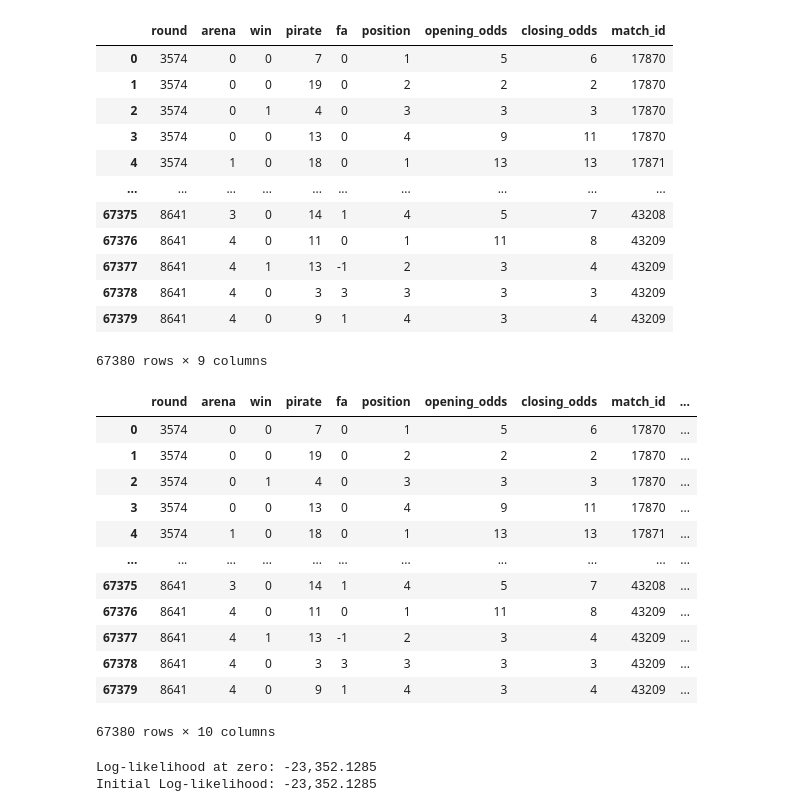
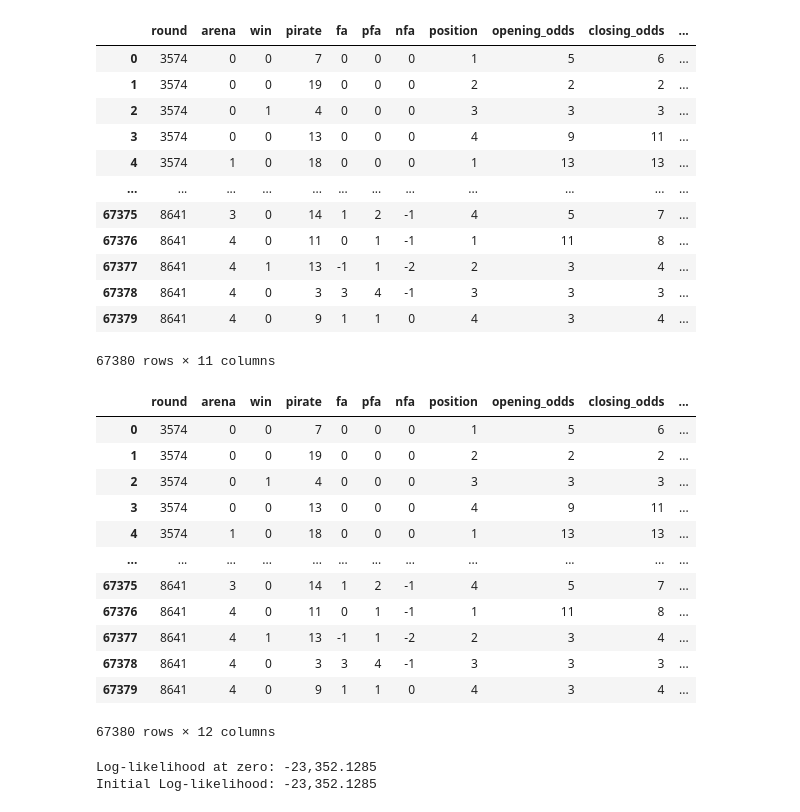
Before and after one commit to arsdragonfly/neofoodclub, a Jupyter notebook: model.ipynb, the cells around one changed output. Saved outputs shown, nothing was run; the diff lists cells and outputs as text; code cells hidden in the pictures.

```diff
--- a/model.ipynb
+++ b/model.ipynb
@@ -42,10 +43,14 @@ def convert_df(df_orig):
     df = df_orig.copy()
     df['pirates'] = df[['pirate1', 'pirate2', 'pirate3', 'pirate4']].values.tolist()
     df['fas'] = df[['fa1', 'fa2', 'fa3', 'fa4']].values.tolist()
+    df['pfas'] = df[['pfa1', 'pfa2', 'pfa3', 'pfa4']].values.tolist()
+    df['nfas'] = df[['nfa1', 'nfa2', 'nfa3', 'nfa4']].values.tolist()
     df['opening_odds'] = df[['opening_odds1', 'opening_odds2', 'opening_odds3', 'opening_odds4']].values.tolist()
     df['closing_odds'] = df[['closing_odds1', 'closing_odds2', 'closing_odds3', 'closing_odds4']].values.tolist()
     df = df.drop(['pirate1', 'pirate2', 'pirate3', 'pirate4'], axis=1)
     df = df.drop(['fa1', 'fa2', 'fa3', 'fa4'], axis=1)
+    df = df.drop(['pfa1', 'pfa2', 'pfa3', 'pfa4'], axis=1)
+    df = df.drop(['nfa1', 'nfa2', 'nfa3', 'nfa4'], axis=1)
     df = df.drop(['opening_odds1', 'opening_odds2', 'opening_odds3', 'opening_odds4'], axis=1)
     df = df.drop(['closing_odds1', 'closing_odds2', 'closing_odds3', 'closing_odds4'], axis=1)
     df['match_id'] = df['round'] * 5 + df['arena']
@@ -70,7 +75,7 @@ df
 # explode each row of df into four rows, so that the resulting df
 # contains columns of round, arena, win (0 or 1), pirate, fa, opening_odds, closing_odds, match_id
 def convert_to_long_format_with_win(df):
-    long_format_columns = ['round', 'arena', 'win', 'pirate', 'fa', 'position', 'opening_odds', 'closing_odds', 'match_id']
+    long_format_columns = ['round', 'arena', 'win', 'pirate', 'fa', 'pfa', 'nfa', 'position', 'opening_odds', 'closing_odds', 'match_id']
     # long_format = pd.DataFrame([], columns=long_format_columns)
     long_format = pd.DataFrame([
         (
@@ -79,66 +84,70 @@ def convert_to_long_format_with_win(df):
             1 if tup.winner == (i + 1) else 0,
             tup.pirates[i],
             tup.fas[i],
+            tup.pfas[i],
+            tup.nfas[i],
             i + 1,
             tup.opening_odds[i],
             tup.closing_odds[i],
             tup.match_id
         )
         for tup in df.itertuples() for i in range(4)
     ],columns=long_format_columns)
     return long_format
 
 def convert_to_long_format_without_win(df):
-    long_format_columns = ['round', 'arena', 'pirate', 'fa', 'position', 'opening_odds', 'closing_odds', 'match_id']
+    long_format_columns = ['round', 'arena', 'pirate', 'fa', 'pfa', 'nfa', 'position', 'opening_odds', 'closing_odds', 'match_id']
     # long_format = pd.DataFrame([], columns=long_format_columns)
     long_format = pd.DataFrame([
         (
             tup.round,
             tup.arena,
             tup.pirates[i],
             tup.fas[i],
+            tup.pfas[i],
+            tup.nfas[i],
             i + 1,
             tup.opening_odds[i],
             tup.closing_odds[i],
             tup.match_id
         )
         for tup in df.itertuples() for i in range(4)
     ],columns=long_format_columns)
     return long_format
 
 long_format = convert_to_long_format_with_win(df)
 long_format
 # %% [output]
-|  | round | arena | win | pirate | fa | position | opening_odds | closing_odds | match_id |
-| 0 | 3574 | 0 | 0 | 7 | 0 | 1 | 5 | 6 | 17870 |
-| 1 | 3574 | 0 | 0 | 19 | 0 | 2 | 2 | 2 | 17870 |
-| 2 | 3574 | 0 | 1 | 4 | 0 | 3 | 3 | 3 | 17870 |
-| 3 | 3574 | 0 | 0 | 13 | 0 | 4 | 9 | 11 | 17870 |
-| 4 | 3574 | 1 | 0 | 18 | 0 | 1 | 13 | 13 | 17871 |
-| ... | ... | ... | ... | ... | ... | ... | ... | ... | ... |
-| 67375 | 8641 | 3 | 0 | 14 | 1 | 4 | 5 | 7 | 43208 |
-| 67376 | 8641 | 4 | 0 | 11 | 0 | 1 | 11 | 8 | 43209 |
-| 67377 | 8641 | 4 | 1 | 13 | -1 | 2 | 3 | 4 | 43209 |
-| 67378 | 8641 | 4 | 0 | 3 | 3 | 3 | 3 | 3 | 43209 |
-| 67379 | 8641 | 4 | 0 | 9 | 1 | 4 | 3 | 4 | 43209 |
+|  | round | arena | win | pirate | fa | pfa | nfa | position | opening_odds | closing_odds | ... |
+| 0 | 3574 | 0 | 0 | 7 | 0 | 0 | 0 | 1 | 5 | 6 | ... |
+| 1 | 3574 | 0 | 0 | 19 | 0 | 0 | 0 | 2 | 2 | 2 | ... |
+| 2 | 3574 | 0 | 1 | 4 | 0 | 0 | 0 | 3 | 3 | 3 | ... |
+| 3 | 3574 | 0 | 0 | 13 | 0 | 0 | 0 | 4 | 9 | 11 | ... |
+| 4 | 3574 | 1 | 0 | 18 | 0 | 0 | 0 | 1 | 13 | 13 | ... |
+| ... | ... | ... | ... | ... | ... | ... | ... | ... | ... | ... | ... |
+| 67375 | 8641 | 3 | 0 | 14 | 1 | 2 | -1 | 4 | 5 | 7 | ... |
+| 67376 | 8641 | 4 | 0 | 11 | 0 | 1 | -1 | 1 | 11 | 8 | ... |
+| 67377 | 8641 | 4 | 1 | 13 | -1 | 1 | -2 | 2 | 3 | 4 | ... |
+| 67378 | 8641 | 4 | 0 | 3 | 3 | 4 | -1 | 3 | 3 | 3 | ... |
+| 67379 | 8641 | 4 | 0 | 9 | 1 | 1 | 0 | 4 | 3 | 4 | ... |
-67380 rows × 9 columns
+67380 rows × 11 columns
 # %%
 long_format['log_opening_implied_winrate'] = np.log(1.0 / long_format['opening_odds'])
 long_format
 # %% [output]
-|  | round | arena | win | pirate | fa | position | opening_odds | closing_odds | match_id | ... |
-| 0 | 3574 | 0 | 0 | 7 | 0 | 1 | 5 | 6 | 17870 | ... |
-| 1 | 3574 | 0 | 0 | 19 | 0 | 2 | 2 | 2 | 17870 | ... |
-| 2 | 3574 | 0 | 1 | 4 | 0 | 3 | 3 | 3 | 17870 | ... |
-| 3 | 3574 | 0 | 0 | 13 | 0 | 4 | 9 | 11 | 17870 | ... |
-| 4 | 3574 | 1 | 0 | 18 | 0 | 1 | 13 | 13 | 17871 | ... |
-| ... | ... | ... | ... | ... | ... | ... | ... | ... | ... | ... |
-| 67375 | 8641 | 3 | 0 | 14 | 1 | 4 | 5 | 7 | 43208 | ... |
-| 67376 | 8641 | 4 | 0 | 11 | 0 | 1 | 11 | 8 | 43209 | ... |
-| 67377 | 8641 | 4 | 1 | 13 | -1 | 2 | 3 | 4 | 43209 | ... |
-| 67378 | 8641 | 4 | 0 | 3 | 3 | 3 | 3 | 3 | 43209 | ... |
-| 67379 | 8641 | 4 | 0 | 9 | 1 | 4 | 3 | 4 | 43209 | ... |
+|  | round | arena | win | pirate | fa | pfa | nfa | position | opening_odds | closing_odds | ... |
+| 0 | 3574 | 0 | 0 | 7 | 0 | 0 | 0 | 1 | 5 | 6 | ... |
+| 1 | 3574 | 0 | 0 | 19 | 0 | 0 | 0 | 2 | 2 | 2 | ... |
+| 2 | 3574 | 0 | 1 | 4 | 0 | 0 | 0 | 3 | 3 | 3 | ... |
+| 3 | 3574 | 0 | 0 | 13 | 0 | 0 | 0 | 4 | 9 | 11 | ... |
+| 4 | 3574 | 1 | 0 | 18 | 0 | 0 | 0 | 1 | 13 | 13 | ... |
+| ... | ... | ... | ... | ... | ... | ... | ... | ... | ... | ... | ... |
+| 67375 | 8641 | 3 | 0 | 14 | 1 | 2 | -1 | 4 | 5 | 7 | ... |
+| 67376 | 8641 | 4 | 0 | 11 | 0 | 1 | -1 | 1 | 11 | 8 | ... |
+| 67377 | 8641 | 4 | 1 | 13 | -1 | 1 | -2 | 2 | 3 | 4 | ... |
+| 67378 | 8641 | 4 | 0 | 3 | 3 | 4 | -1 | 3 | 3 | 3 | ... |
+| 67379 | 8641 | 4 | 0 | 9 | 1 | 1 | 0 | 4 | 3 | 4 | ... |
-67380 rows × 10 columns
+67380 rows × 12 columns
 # %%
 PIRATE_NAMES = {
     1: "Dan",
```
Also changed, not shown: parts of 7 cells of this notebook, 2 other files.
